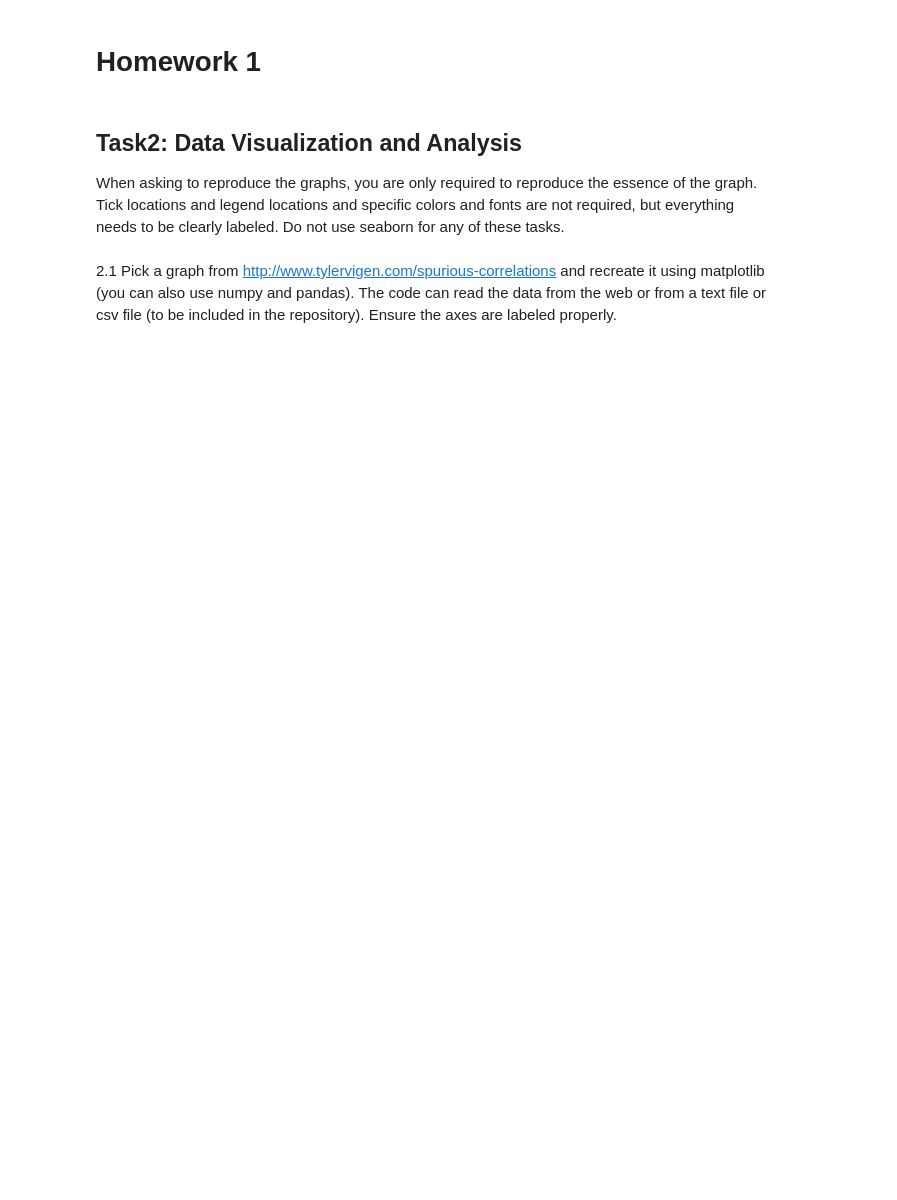
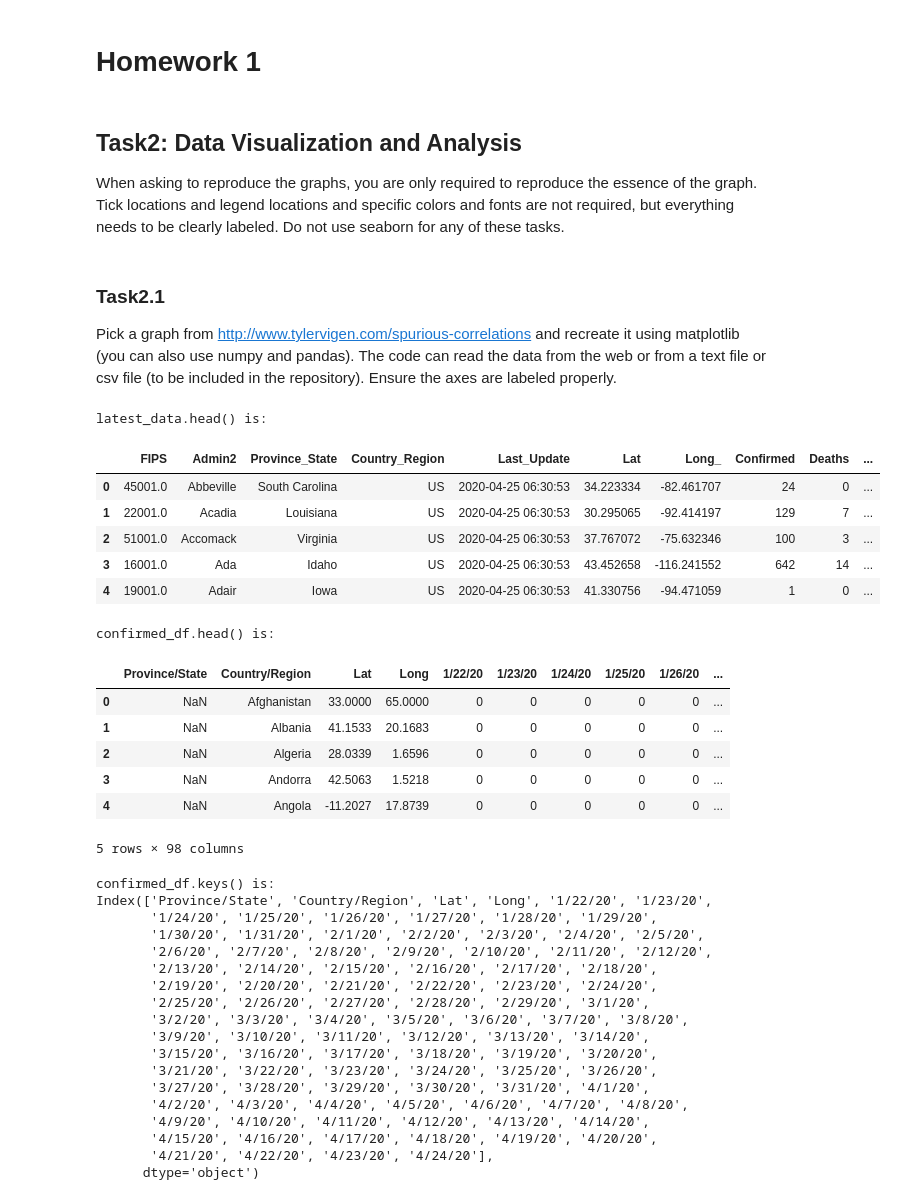
Before and after one commit to heromanba/Columbia-W4995, a Jupyter notebook: homework1.ipynb, the cells around one changed output. Cells and saved outputs as stored; diff of their text form; code cells hidden in the pictures; blank space fills up the shorter version.

```diff
--- a/homework1.ipynb
+++ b/homework1.ipynb
@@ -6,7 +6,8 @@ When asking to reproduce the graphs, you are only required to reproduce the esse
 graph. Tick locations and legend locations and specific colors and fonts are not required, but
 everything needs to be clearly labeled. Do not use seaborn for any of these tasks.
 # %% [markdown]
-2.1 Pick a graph from http://www.tylervigen.com/spurious-correlations and recreate it using
+### Task2.1
+Pick a graph from http://www.tylervigen.com/spurious-correlations and recreate it using
 matplotlib (you can also use numpy and pandas). The code can read the data from the web or
 from a text file or csv file (to be included in the repository). Ensure the axes are labeled
 properly.
@@ -12,0 +24,49 @@ properly.
+# %%
+confirmed_df = pd.read_csv("data/COVID-19/csse_covid_19_data/csse_covid_19_time_series/time_series_covid19_confirmed_global.csv")
+deaths_df = pd.read_csv("data/COVID-19/csse_covid_19_data/csse_covid_19_time_series/time_series_covid19_deaths_global.csv")
+recoveries_df = pd.read_csv("data/COVID-19/csse_covid_19_data/csse_covid_19_time_series/time_series_covid19_recovered_global.csv")
+latest_data = pd.read_csv("data/COVID-19/csse_covid_19_data/csse_covid_19_daily_reports/04-24-2020.csv")
+
+print("latest_data.head() is: ")
+display(latest_data.head())
+
+print("confirmed_df.head() is:")
+display(confirmed_df.head())
+
+cols = confirmed_df.keys()
+print("confirmed_df.keys() is:")
+print(cols)
+# %% [output]
+latest_data.head() is:
+|  | FIPS | Admin2 | Province_State | Country_Region | Last_Update | Lat | Long_ | Confirmed | Deaths | ... |
+| 0 | 45001.0 | Abbeville | South Carolina | US | 2020-04-25 06:30:53 | 34.223334 | -82.461707 | 24 | 0 | ... |
+| 1 | 22001.0 | Acadia | Louisiana | US | 2020-04-25 06:30:53 | 30.295065 | -92.414197 | 129 | 7 | ... |
+| 2 | 51001.0 | Accomack | Virginia | US | 2020-04-25 06:30:53 | 37.767072 | -75.632346 | 100 | 3 | ... |
+| 3 | 16001.0 | Ada | Idaho | US | 2020-04-25 06:30:53 | 43.452658 | -116.241552 | 642 | 14 | ... |
+| 4 | 19001.0 | Adair | Iowa | US | 2020-04-25 06:30:53 | 41.330756 | -94.471059 | 1 | 0 | ... |
+confirmed_df.head() is:
+|  | Province/State | Country/Region | Lat | Long | 1/22/20 | 1/23/20 | 1/24/20 | 1/25/20 | 1/26/20 | ... |
+| 0 | NaN | Afghanistan | 33.0000 | 65.0000 | 0 | 0 | 0 | 0 | 0 | ... |
+| 1 | NaN | Albania | 41.1533 | 20.1683 | 0 | 0 | 0 | 0 | 0 | ... |
+| 2 | NaN | Algeria | 28.0339 | 1.6596 | 0 | 0 | 0 | 0 | 0 | ... |
+| 3 | NaN | Andorra | 42.5063 | 1.5218 | 0 | 0 | 0 | 0 | 0 | ... |
+| 4 | NaN | Angola | -11.2027 | 17.8739 | 0 | 0 | 0 | 0 | 0 | ... |
+5 rows × 98 columns
+confirmed_df.keys() is:
+Index(['Province/State', 'Country/Region', 'Lat', 'Long', '1/22/20', '1/23/20',
+       '1/24/20', '1/25/20', '1/26/20', '1/27/20', '1/28/20', '1/29/20',
+       '1/30/20', '1/31/20', '2/1/20', '2/2/20', '2/3/20', '2/4/20', '2/5/20',
+       '2/6/20', '2/7/20', '2/8/20', '2/9/20', '2/10/20', '2/11/20', '2/12/20',
+       '2/13/20', '2/14/20', '2/15/20', '2/16/20', '2/17/20', '2/18/20',
+       '2/19/20', '2/20/20', '2/21/20', '2/22/20', '2/23/20', '2/24/20',
+       '2/25/20', '2/26/20', '2/27/20', '2/28/20', '2/29/20', '3/1/20',
+       '3/2/20', '3/3/20', '3/4/20', '3/5/20', '3/6/20', '3/7/20', '3/8/20',
+       '3/9/20', '3/10/20', '3/11/20', '3/12/20', '3/13/20', '3/14/20',
+       '3/15/20', '3/16/20', '3/17/20', '3/18/20', '3/19/20', '3/20/20',
+       '3/21/20', '3/22/20', '3/23/20', '3/24/20', '3/25/20', '3/26/20',
+       '3/27/20', '3/28/20', '3/29/20', '3/30/20', '3/31/20', '4/1/20',
+       '4/2/20', '4/3/20', '4/4/20', '4/5/20', '4/6/20', '4/7/20', '4/8/20',
+       '4/9/20', '4/10/20', '4/11/20', '4/12/20', '4/13/20', '4/14/20',
+       '4/15/20', '4/16/20', '4/17/20', '4/18/20', '4/19/20', '4/20/20',
+       '4/21/20', '4/22/20', '4/23/20', '4/24/20'],
+      dtype='object')
```
Also changed, not shown: parts of 29 cells of this notebook, 5 other files.
